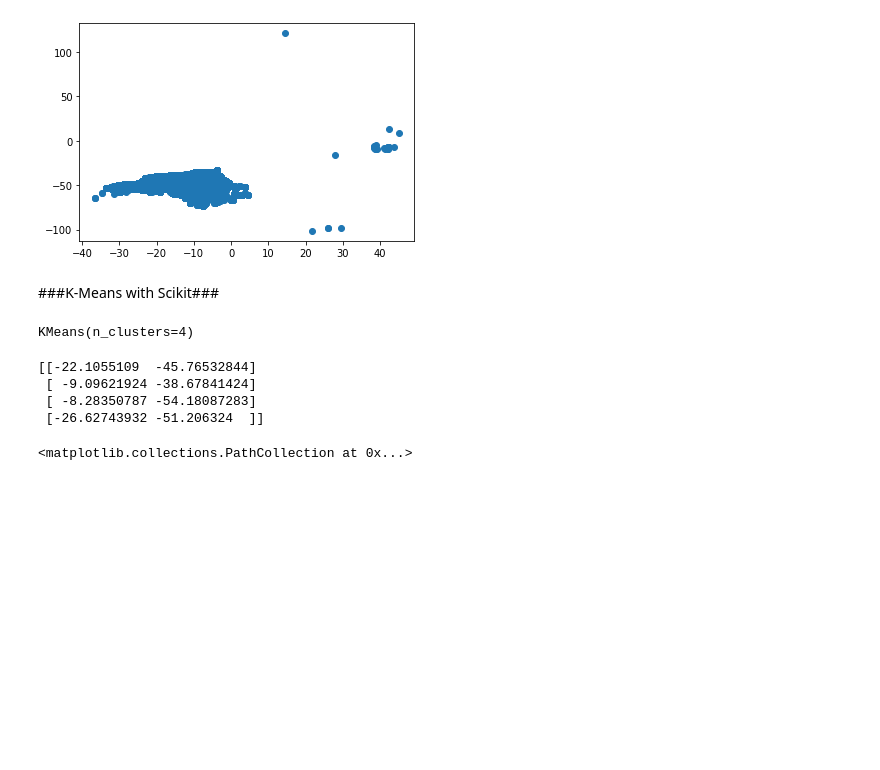
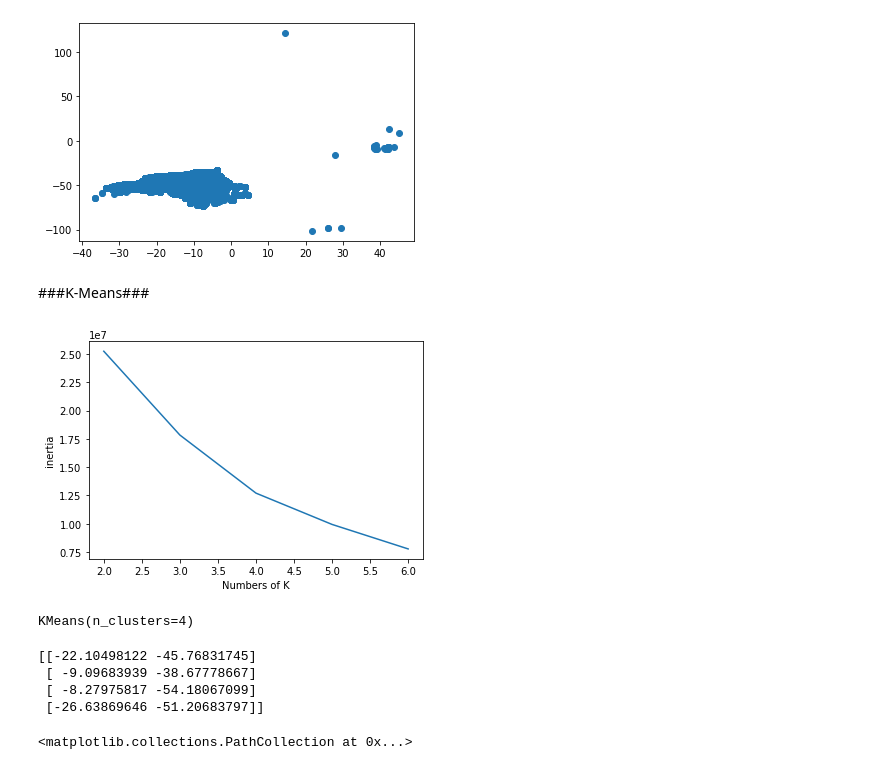
Before and after one commit to AbrahamKong/CMPE257-Clustering_with_GNN_Assignment, a Jupyter notebook: CMPE_257_Clustering_with_GNN_Assignment.ipynb, the cells around one changed output. Saved outputs shown, nothing was run; the diff lists cells and outputs as text; code cells hidden in the pictures; blank space fills up the shorter version.

```diff
--- a/CMPE_257_Clustering_with_GNN_Assignment.ipynb
+++ b/CMPE_257_Clustering_with_GNN_Assignment.ipynb
@@ -41,6 +45,22 @@ plt.scatter(X[:, 0], X[:, 1], label='True Position')
 <matplotlib.collections.PathCollection at 0x...>
 [figure]
 # %% [markdown]
-###K-Means with Scikit###
+###K-Means###
+# %%
+# Use Elbow Method to decide which is the best K
+# By Eyeballing the data, guess the best K should falls between 2 - 6
+
+inertias = []
+for i in range (2, 7):
+  k_means = KMeans(n_clusters=i)
+  k_means.fit(X)
+  inertias.append(k_means.inertia_)
+# %%
+plt.plot([2, 3, 4, 5, 6], inertias, marker='')
+plt.xlabel('Numbers of K')
+plt.ylabel('inertia')
+plt.show()
+# %% [output]
+[figure, added]
 # %%
 # Create Clusters
@@ -55,10 +75,10 @@ KMeans(n_clusters=4)
 print(kmeans.cluster_centers_)
 # print(kmeans.labels_)
 # %% [output]
-[[-22.1055109  -45.76532844]
- [ -9.09621924 -38.67841424]
- [ -8.28350787 -54.18087283]
- [-26.62743932 -51.206324  ]]
+[[-22.10498122 -45.76831745]
+ [ -9.09683939 -38.67778667]
+ [ -8.27975817 -54.18067099]
+ [-26.63869646 -51.20683797]]
 # %%
 # Visualize K Means with 4 clusters
 plt.scatter(X[:, 0], X[:, 1], c=kmeans.labels_, cmap="rainbow")
```
Also changed, not shown: parts of 27 cells of this notebook.
